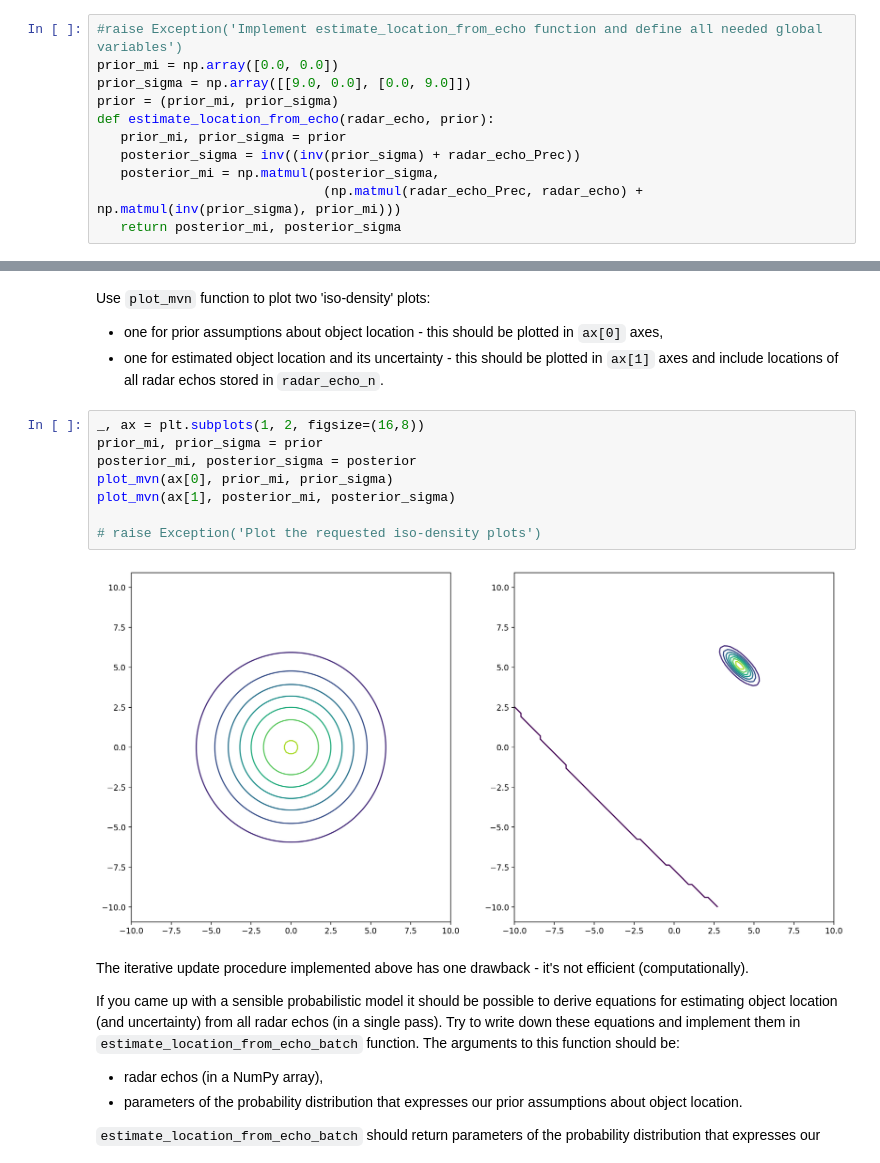
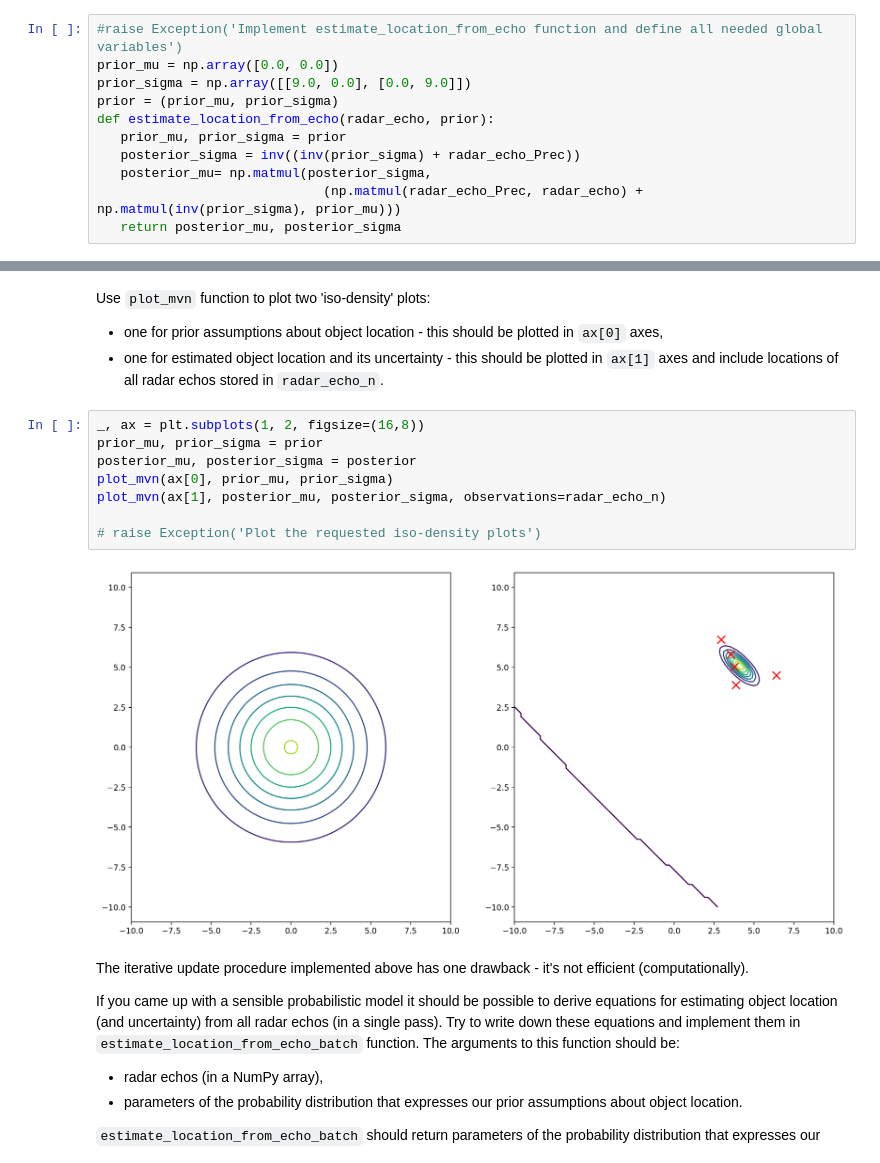
Before and after one commit to baramundi666/Machine-Learning, a Jupyter notebook: lab2.ipynb, the cells around one changed output, grey strips where cells are left out. Saved outputs shown, nothing was run; the diff lists cells and outputs as text.

```diff
--- a/lab2.ipynb
+++ b/lab2.ipynb
@@ -92,15 +92,15 @@ Implement the proposed model in `estimate_location_from_echo` function. The argu
 `estimate_location_from_echo` should return parameters of the probability distribution that expresses our beliefs about object location after observing one radar echo.
 # %%
 #raise Exception('Implement estimate_location_from_echo function and define all needed global variables')
-prior_mi = np.array([0.0, 0.0])
+prior_mu = np.array([0.0, 0.0])
 prior_sigma = np.array([[9.0, 0.0], [0.0, 9.0]])
-prior = (prior_mi, prior_sigma)
+prior = (prior_mu, prior_sigma)
 def estimate_location_from_echo(radar_echo, prior):
-   prior_mi, prior_sigma = prior
+   prior_mu, prior_sigma = prior
    posterior_sigma = inv((inv(prior_sigma) + radar_echo_Prec))
-   posterior_mi = np.matmul(posterior_sigma,
-                             (np.matmul(radar_echo_Prec, radar_echo) + np.matmul(inv(prior_sigma), prior_mi)))
-   return posterior_mi, posterior_sigma
+   posterior_mu= np.matmul(posterior_sigma,
+                             (np.matmul(radar_echo_Prec, radar_echo) + np.matmul(inv(prior_sigma), prior_mu)))
+   return posterior_mu, posterior_sigma
 # %% [markdown]
 Now, use `estimate_location_from_echo` to estimate object location (and uncertainty). Then use `plot_mvn` function to plot two 'iso-density' plots:
 - one for our prior assumptions about object location - this should be plotted in `ax[0]` axes,
@@ -146,14 +146,14 @@ Use `plot_mvn` function to plot two 'iso-density' plots:
 - one for estimated object location and its uncertainty - this should be plotted in `ax[1]` axes and include locations of all radar echos stored in `radar_echo_n`.
 # %%
 _, ax = plt.subplots(1, 2, figsize=(16,8))
-prior_mi, prior_sigma = prior
-posterior_mi, posterior_sigma = posterior
-plot_mvn(ax[0], prior_mi, prior_sigma)
-plot_mvn(ax[1], posterior_mi, posterior_sigma)
+prior_mu, prior_sigma = prior
+posterior_mu, posterior_sigma = posterior
+plot_mvn(ax[0], prior_mu, prior_sigma)
+plot_mvn(ax[1], posterior_mu, posterior_sigma, observations=radar_echo_n)
 
 # raise Exception('Plot the requested iso-density plots')
 # %% [output]
-[figure, old version]
+[figure, new version]
 # %% [markdown]
 The iterative update procedure implemented above has one drawback - it's not efficient (computationally).
 
```
Also changed, not shown: parts of 5 cells of this notebook.
